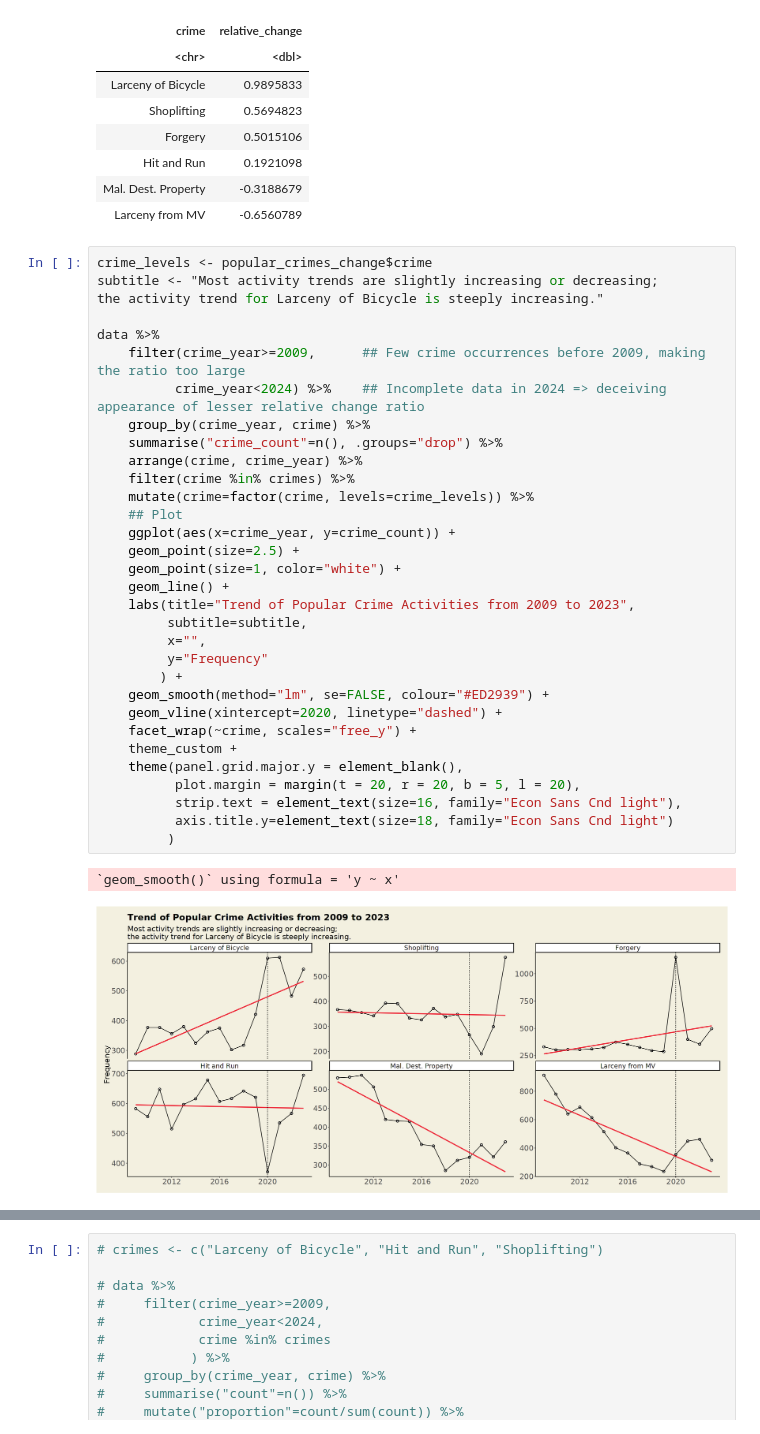
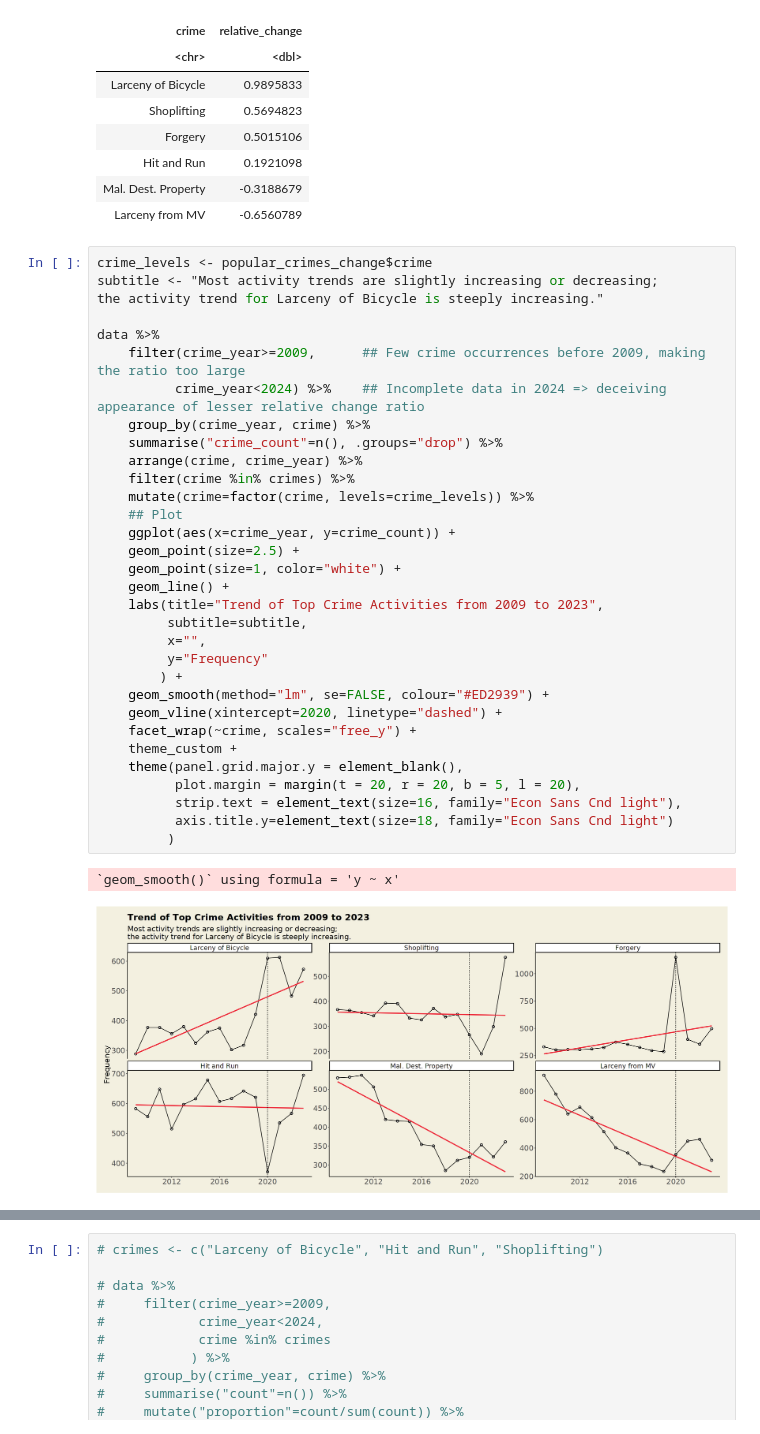
Before and after one commit to KhoaTran3126/Cambridge-Crimes-2009-2023, a Jupyter notebook: bicycle-theft-and-shoplifting-two-growing-crimes.ipynb, the cells around one changed output, grey strips where cells are left out. Cells and saved outputs as stored; diff of their text form.

```diff
--- a/bicycle-theft-and-shoplifting-two-growing-crimes.ipynb
+++ b/bicycle-theft-and-shoplifting-two-growing-crimes.ipynb
@@ -361,35 +361,35 @@ subtitle <- "Most activity trends are slightly increasing or decreasing;
 the activity trend for Larceny of Bicycle is steeply increasing."
 
 data %>%
     filter(crime_year>=2009,      ## Few crime occurrences before 2009, making the ratio too large
           crime_year<2024) %>%    ## Incomplete data in 2024 => deceiving appearance of lesser relative change ratio
     group_by(crime_year, crime) %>%
     summarise("crime_count"=n(), .groups="drop") %>%
     arrange(crime, crime_year) %>%
     filter(crime %in% crimes) %>%
     mutate(crime=factor(crime, levels=crime_levels)) %>%
     ## Plot
     ggplot(aes(x=crime_year, y=crime_count)) +
     geom_point(size=2.5) +
     geom_point(size=1, color="white") +
     geom_line() +
-    labs(title="Trend of Popular Crime Activities from 2009 to 2023",
+    labs(title="Trend of Top Crime Activities from 2009 to 2023",
          subtitle=subtitle,
          x="",
          y="Frequency"
         ) +
     geom_smooth(method="lm", se=FALSE, colour="#ED2939") +
     geom_vline(xintercept=2020, linetype="dashed") +
     facet_wrap(~crime, scales="free_y") +
     theme_custom +
     theme(panel.grid.major.y = element_blank(),
           plot.margin = margin(t = 20, r = 20, b = 5, l = 20),
           strip.text = element_text(size=16, family="Econ Sans Cnd light"),
           axis.title.y=element_text(size=18, family="Econ Sans Cnd light")
          )
 # %% [output]
 `geom_smooth()` using formula = 'y ~ x'
-[figure, old version]
+[figure, new version]
 # %%
 subtitle <- "From 2009 to 2023, crime occurrences related to Larceny of Bicycle doubled,
 while Hit and Run has increased only by about 19% despite being more popular."
```
Also changed, not shown: parts of 5 cells of this notebook.
